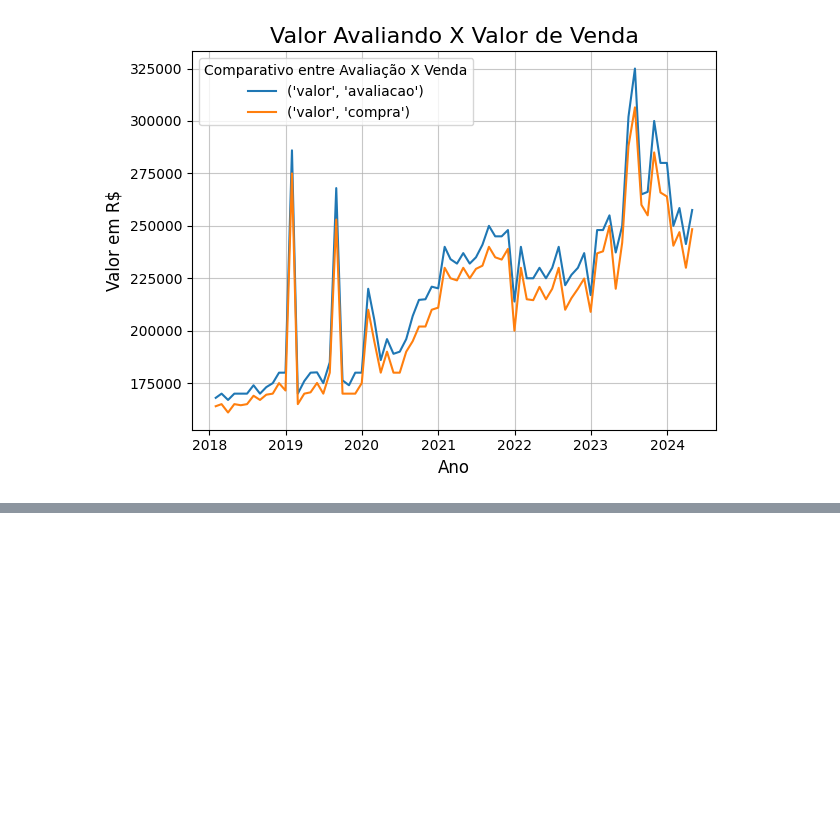
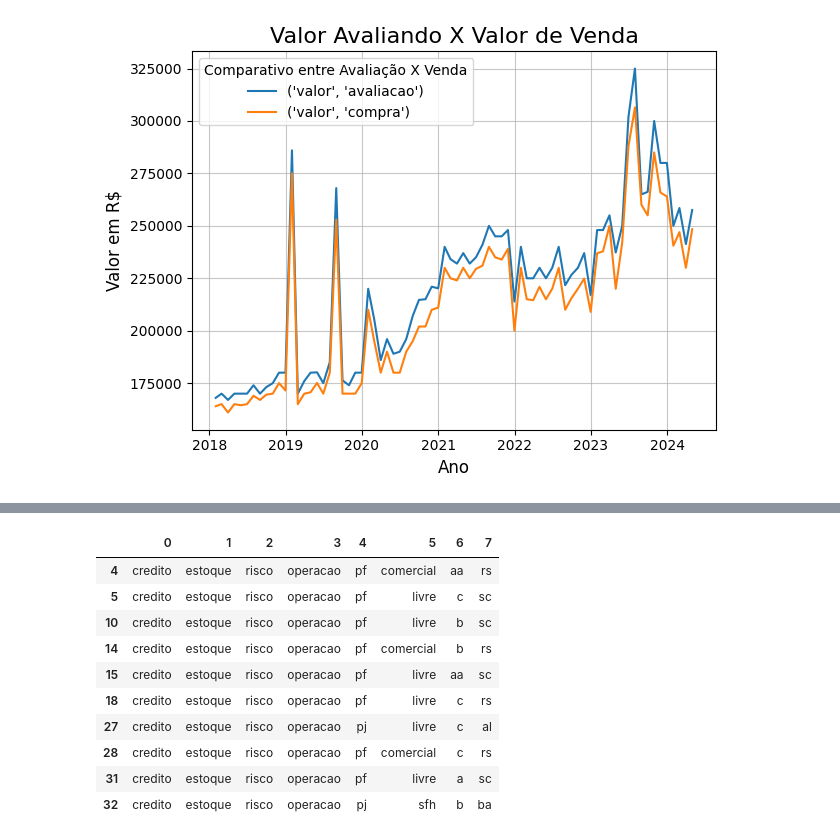
Before and after one commit to Dogix11/projeto_dados_imobiliarios, a Jupyter notebook: analise_imoveis.ipynb, the cells around one changed output, grey strips where cells are left out. Saved outputs shown, nothing was run; the diff lists cells and outputs as text; code cells hidden in the pictures; blank space fills up the shorter version.

```diff
--- a/analise_imoveis.ipynb
+++ b/analise_imoveis.ipynb
@@ -308,0 +345,9 @@ TypeError: unhashable type: 'Series'
+# %%
+filtro_credito = df_organizado_data[df_organizado_data['tipo_transacao'].str.contains(r'\bcredito\b', regex = True, case = False)]
+filtro_credito_indexador = filtro_credito[filtro_credito['info'].str.contains(r'\windexador\w', regex=True, case=False)]
+filtro_credito_indexador = filtro_credito_indexador[filtro_credito_indexador['info'].str.contains(r'\westoque\w', regex=True, case=False)]
+#filtro_credito_indexador = filtro_credito_indexador['info'].str.split(r'_', n='all', expand=True, regex=True)
+test=filtro_credito_indexador['info'].str.split('_', expand=True)
+filtro_credito_indexador[['pf/pj','indexador']] = test[[3,4]]
+filtro_credito_indexador.head(10)
+filtro_credito_indexador= filtro_credito_indexador[['data', 'estado', 'indexador', 'pf/pj', 'valor']]
@@ -308,0 +419,18 @@ TypeError: unhashable type: 'Series'
+# %%
+filtro_risco = filtro_credito[filtro_credito['info'].str.contains(r'\wrisco\w', regex=True, case=False)]
+filtro_risco_dm = filtro_risco[~filtro_risco['info'].str.contains(r'\wmais\w', regex=True, case=False)]
+filtro_risco_dm_he = filtro_risco_dm[~filtro_risco_dm['info'].str.contains(r'\whome\w', regex=True, case=False)]
+risco_split = filtro_risco_dm_he['info'].str.split('_', expand=True)
+risco_split.head(10)
+# %% [output]
+|  | 0 | 1 | 2 | 3 | 4 | 5 | 6 | 7 |
+| 4 | credito | estoque | risco | operacao | pf | comercial | aa | rs |
+| 5 | credito | estoque | risco | operacao | pf | livre | c | sc |
+| 10 | credito | estoque | risco | operacao | pf | livre | b | sc |
+| 14 | credito | estoque | risco | operacao | pf | comercial | b | rs |
+| 15 | credito | estoque | risco | operacao | pf | livre | aa | sc |
+| 18 | credito | estoque | risco | operacao | pf | livre | c | rs |
+| 27 | credito | estoque | risco | operacao | pj | livre | c | al |
+| 28 | credito | estoque | risco | operacao | pf | comercial | c | rs |
+| 31 | credito | estoque | risco | operacao | pf | livre | a | sc |
+| 32 | credito | estoque | risco | operacao | pj | sfh | b | ba |
```
Also changed, not shown: parts of 129 cells of this notebook, 5 other files.
